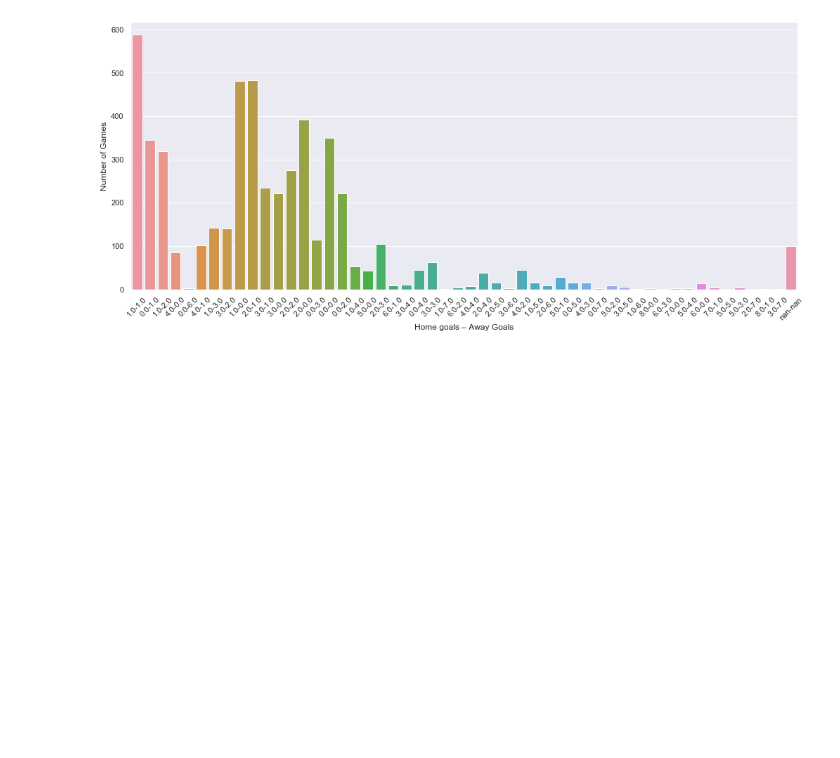
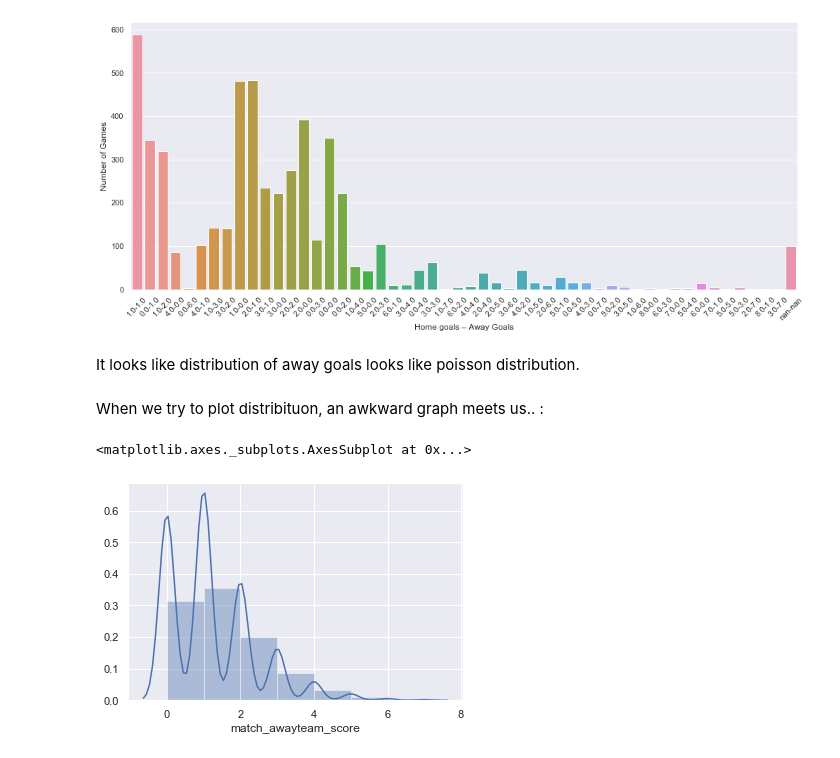
Before and after one commit to BU-IE-582/fall19-GnyEser, a Jupyter notebook: Homework1.ipynb, the cells around one changed output. Drawn from its saved outputs; the diff is of its cells as text; code cells hidden in the pictures; blank space fills up the shorter version.

```diff
--- a/Homework1.ipynb
+++ b/Homework1.ipynb
@@ -52,3 +68,5 @@ plt.xticks(rotation=45)
 plt.show()
 # %% [output]
 [figure]
+# %% [markdown]
+It looks like distribution of away goals looks like poisson distribution.
@@ -54,0 +81,7 @@ plt.show()
+# %% [markdown]
+When we try to plot distribituon, an awkward graph meets us.. :
+# %%
+sns.distplot(data.match_awayteam_score.dropna(), bins=7)
+# %% [output]
+<matplotlib.axes._subplots.AxesSubplot at 0x...>
+[figure, added]
```
Also changed, not shown: parts of 26 cells of this notebook, 10 other files.
